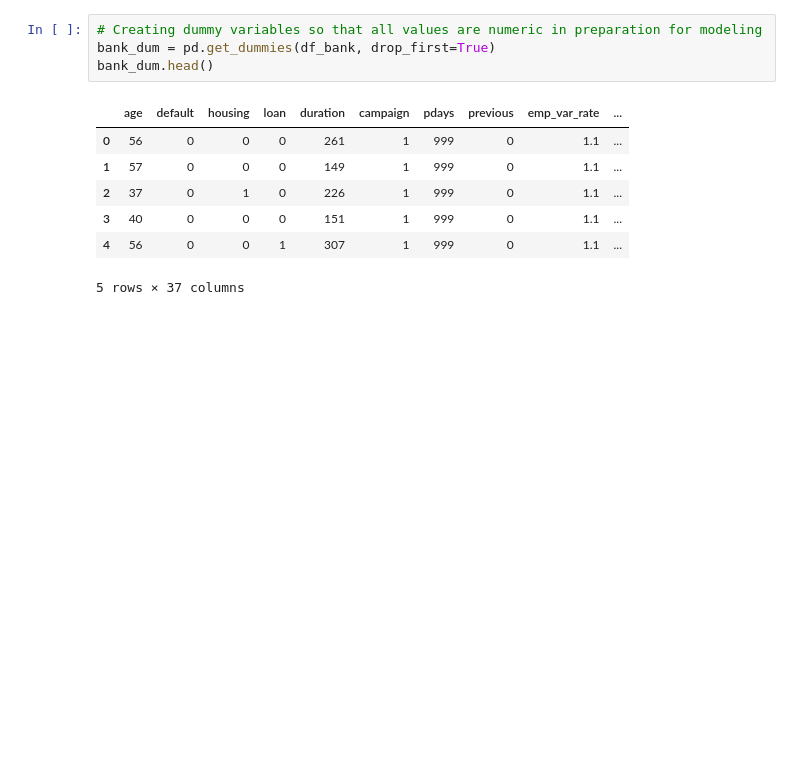
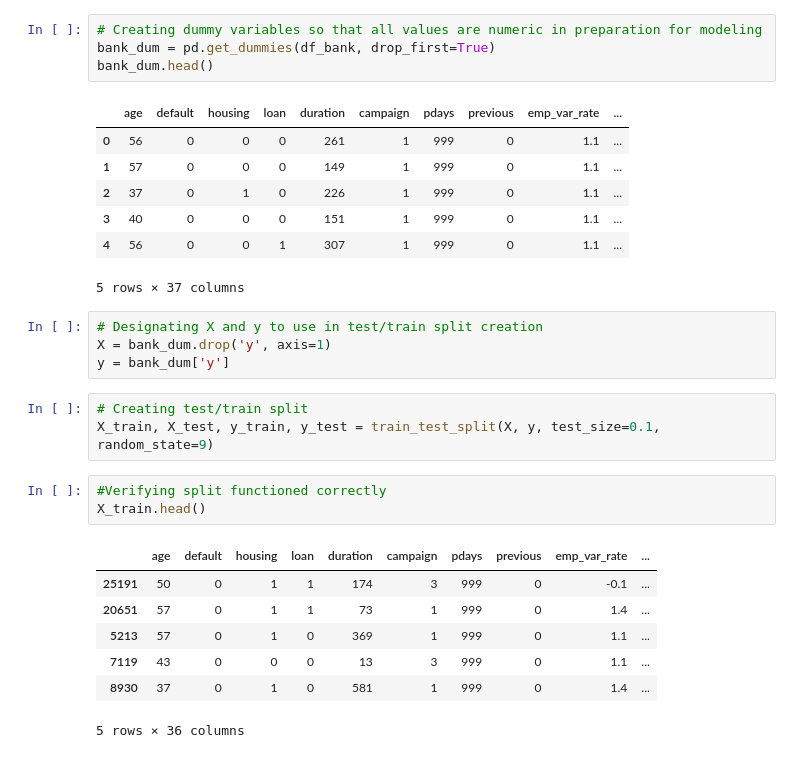
Before and after one commit to cmattcasey/ISDS7070, a Jupyter notebook: FinalProject.ipynb, the cells around one changed output. Cells and saved outputs as stored; diff of their text form; blank space fills up the shorter version.

```diff
--- a/FinalProject.ipynb
+++ b/FinalProject.ipynb
@@ -305,3 +305,21 @@ bank_dum.head()
 | 3 | 40 | 0 | 0 | 0 | 151 | 1 | 999 | 0 | 1.1 | ... |
 | 4 | 56 | 0 | 0 | 1 | 307 | 1 | 999 | 0 | 1.1 | ... |
 5 rows × 37 columns
+# %%
+# Designating X and y to use in test/train split creation
+X = bank_dum.drop('y', axis=1)
+y = bank_dum['y']
+# %%
+# Creating test/train split
+X_train, X_test, y_train, y_test = train_test_split(X, y, test_size=0.1, random_state=9)
+# %%
+#Verifying split functioned correctly
+X_train.head()
+# %% [output]
+|  | age | default | housing | loan | duration | campaign | pdays | previous | emp_var_rate | ... |
+| 25191 | 50 | 0 | 1 | 1 | 174 | 3 | 999 | 0 | -0.1 | ... |
+| 20651 | 57 | 0 | 1 | 1 | 73 | 1 | 999 | 0 | 1.4 | ... |
+| 5213 | 57 | 0 | 1 | 0 | 369 | 1 | 999 | 0 | 1.1 | ... |
+| 7119 | 43 | 0 | 0 | 0 | 13 | 3 | 999 | 0 | 1.1 | ... |
+| 8930 | 37 | 0 | 1 | 0 | 581 | 1 | 999 | 0 | 1.4 | ... |
+5 rows × 36 columns
```
Also changed, not shown: parts of 1 cell of this notebook.
